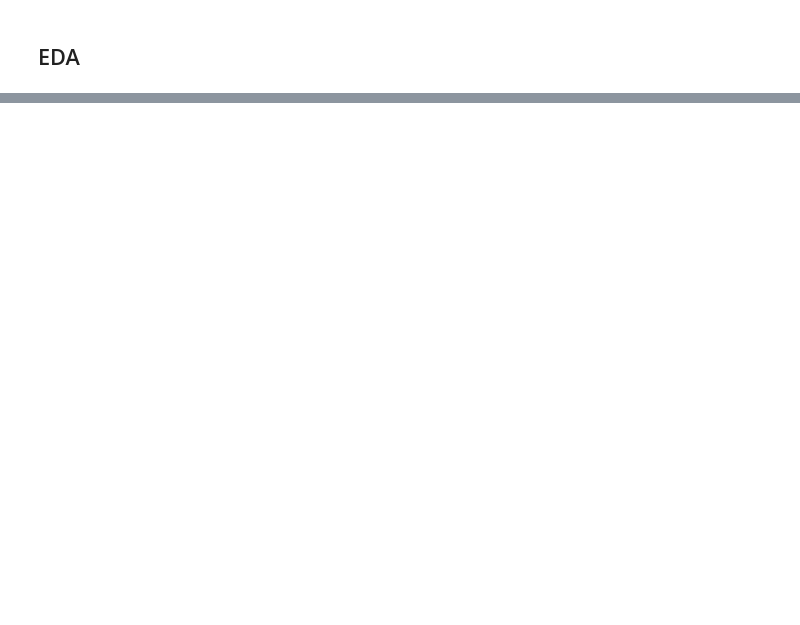
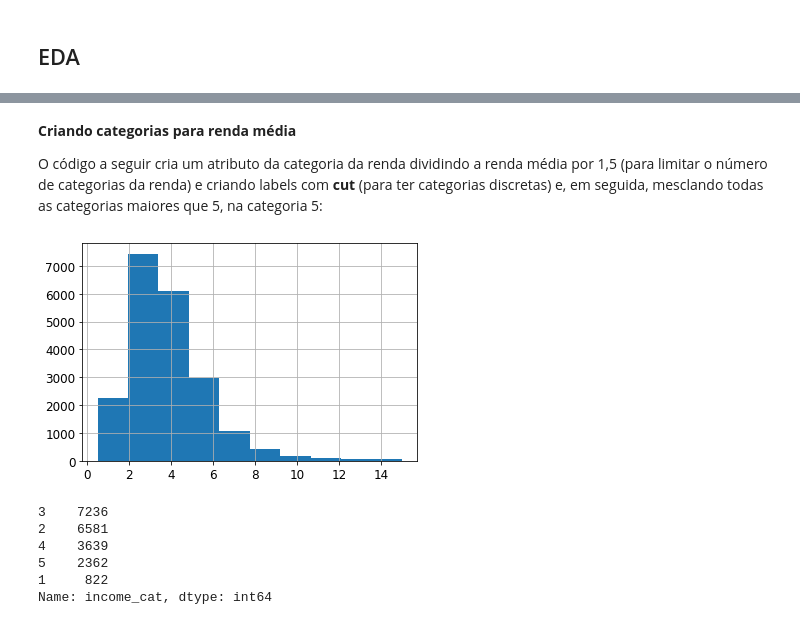
Before and after one commit to novais04/resolution_kaggle, a Jupyter notebook: housing prices/house_prices_orgn.ipynb, the cells around one changed output, grey strips where cells are left out. Saved outputs shown, nothing was run; the diff lists cells and outputs as text; code cells hidden in the pictures; blank space fills up the shorter version.

```diff
--- a/housing prices/house_prices_orgn.ipynb
+++ b/housing prices/house_prices_orgn.ipynb
@@ -128,0 +178,8 @@ for train_index, teste_index in split.split(housing_data, housing_data["income_c
+# %% [markdown]
+__Criando categorias para renda média__
+
+O código a seguir cria um atributo da categoria da  renda dividindo a renda média por 1,5 (para limitar o número de categorias da renda)  e criando labels com __cut__ (para ter categorias discretas) e, em seguida,  mesclando todas as categorias maiores que 5, na categoria 5:
+# %%
+housing["median_income"].hist();
+# %% [output]
+[figure, added]
@@ -128,0 +190,9 @@ for train_index, teste_index in split.split(housing_data, housing_data["income_c
+# %%
+housing["income_cat"].value_counts()
+# %% [output]
+3    7236
+2    6581
+4    3639
+5    2362
+1     822
+Name: income_cat, dtype: int64
```
Also changed, not shown: parts of 51 cells of this notebook, 13 other files.
